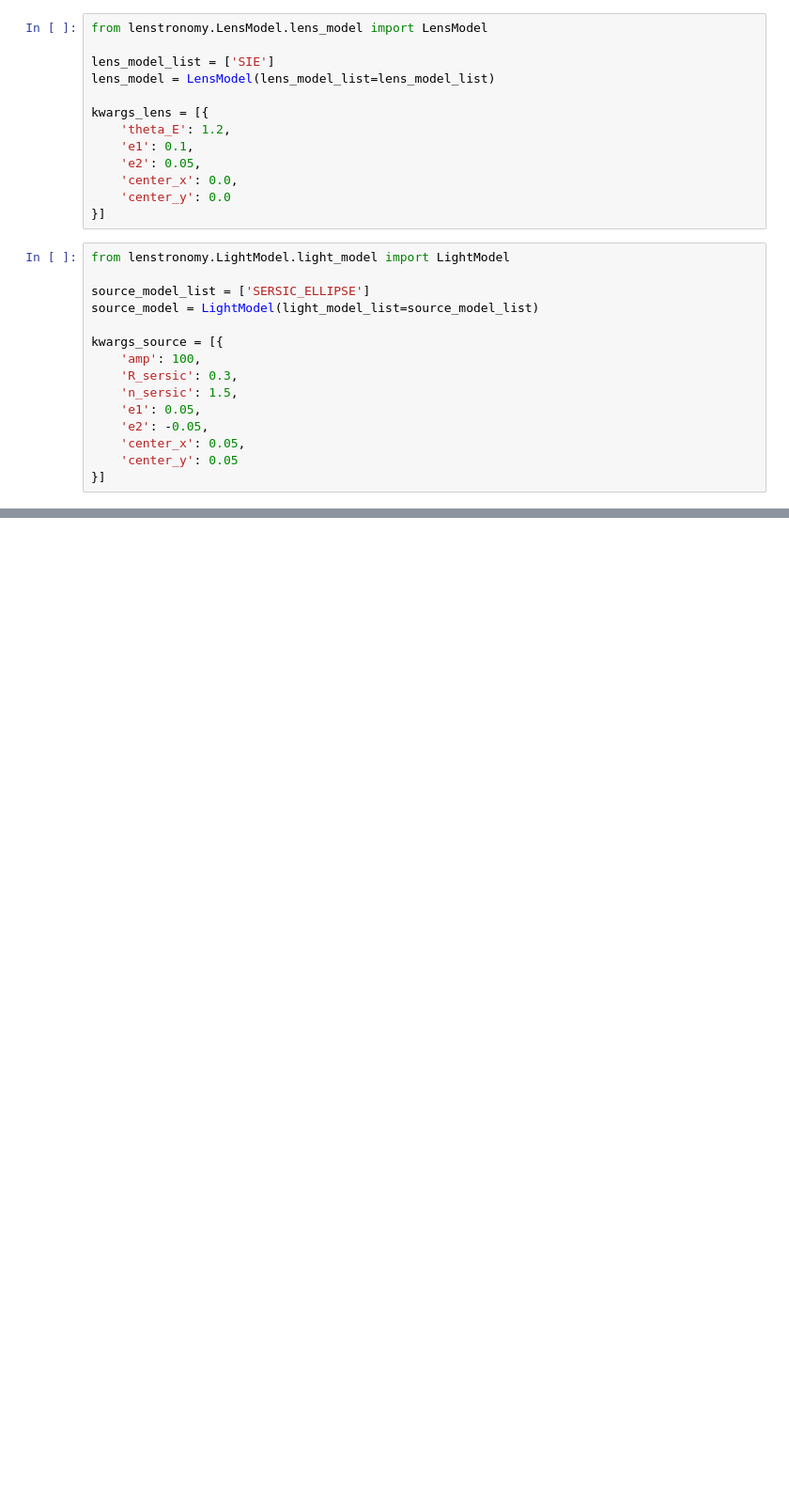
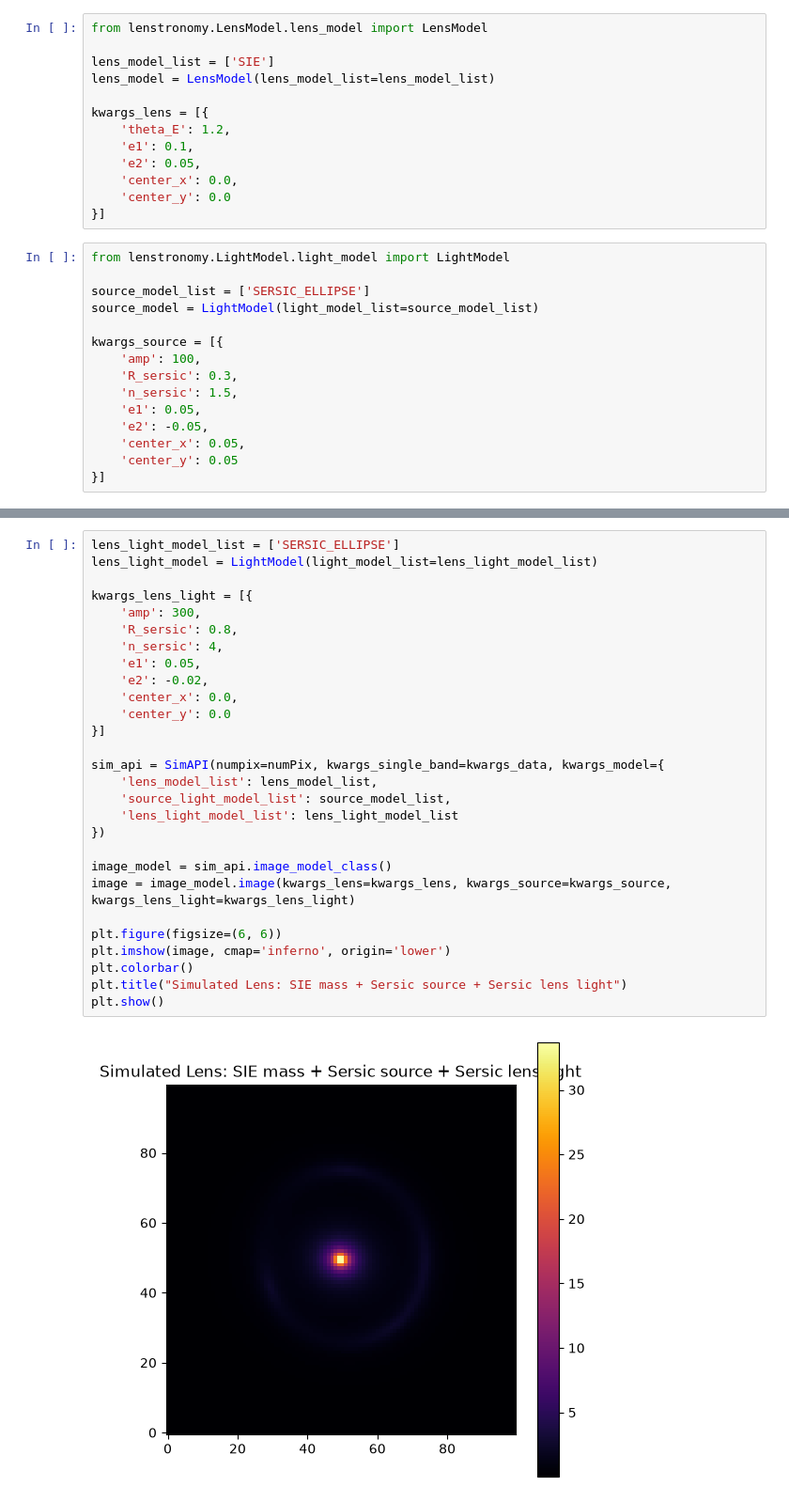
Before and after one commit to ekanshgouttam/gravitational-lens-engine, a Jupyter notebook: notebooks/02_lens_simulation.ipynb, the cells around one changed output, grey strips where cells are left out. Shown at 94% size. Saved outputs shown, nothing was run; the diff lists cells and outputs as text; blank space fills up the shorter version.

```diff
--- a/notebooks/02_lens_simulation.ipynb
+++ b/notebooks/02_lens_simulation.ipynb
@@ -67,0 +68,30 @@ NameError: name 'PSF' is not defined
+# %%
+lens_light_model_list = ['SERSIC_ELLIPSE']
+lens_light_model = LightModel(light_model_list=lens_light_model_list)
+
+kwargs_lens_light = [{
+    'amp': 300,
+    'R_sersic': 0.8,
+    'n_sersic': 4,
+    'e1': 0.05,
+    'e2': -0.02,
+    'center_x': 0.0,
+    'center_y': 0.0
+}]
+
+sim_api = SimAPI(numpix=numPix, kwargs_single_band=kwargs_data, kwargs_model={
+    'lens_model_list': lens_model_list,
+    'source_light_model_list': source_model_list,
+    'lens_light_model_list': lens_light_model_list
+})
+
+image_model = sim_api.image_model_class()
+image = image_model.image(kwargs_lens=kwargs_lens, kwargs_source=kwargs_source, kwargs_lens_light=kwargs_lens_light)
+
+plt.figure(figsize=(6, 6))
+plt.imshow(image, cmap='inferno', origin='lower')
+plt.colorbar()
+plt.title("Simulated Lens: SIE mass + Sersic source + Sersic lens light")
+plt.show()
+# %% [output]
+[figure, added]
```
Also changed, not shown: parts of 12 cells of this notebook, 3 other files.
